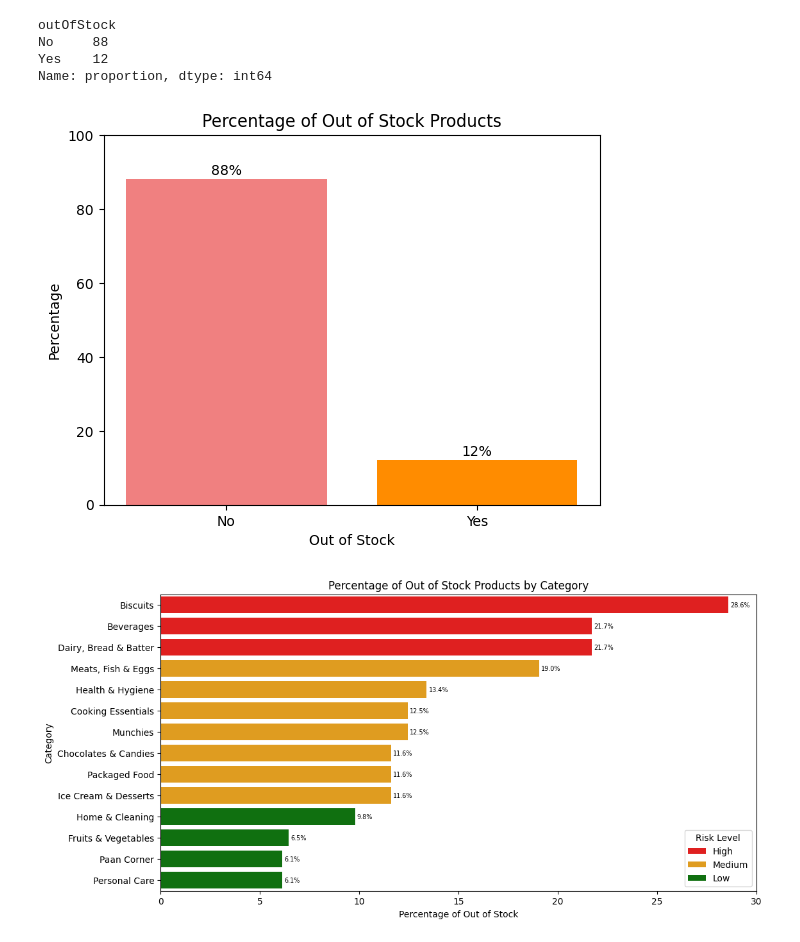
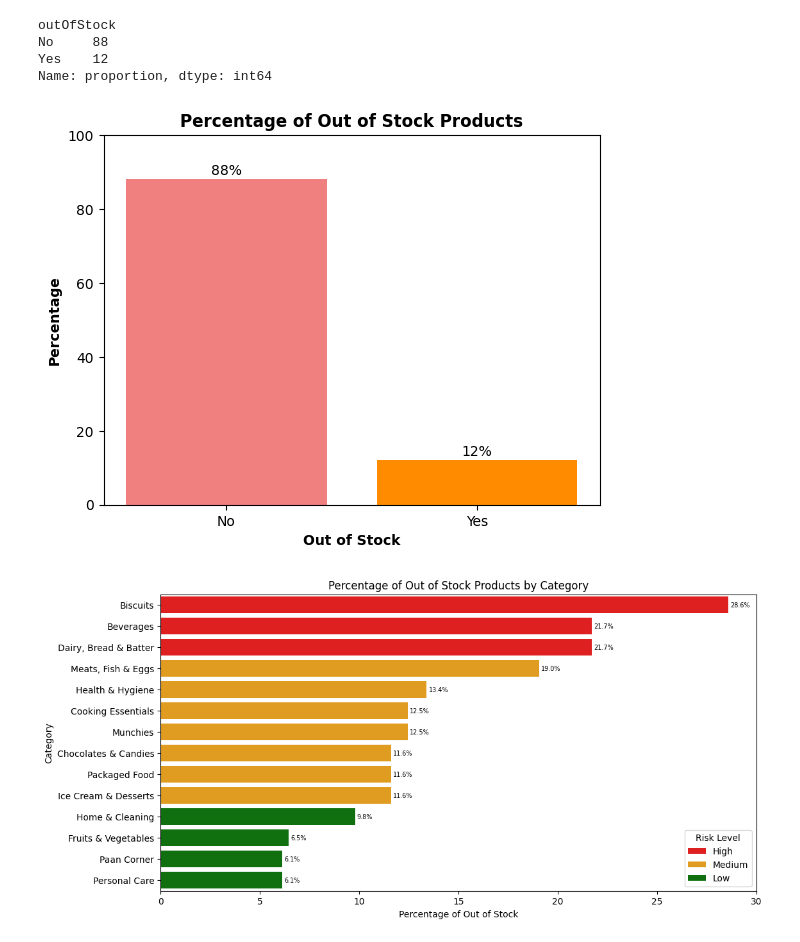
Before and after one commit to jha-kuldeep/Zepto-Inventory-Analysis, a Jupyter notebook: Zepto_Inventory_Analysis_Notebook.ipynb, the cells around one changed output. Saved outputs shown, nothing was run; the diff lists cells and outputs as text; code cells hidden in the pictures.

```diff
--- a/Zepto_Inventory_Analysis_Notebook.ipynb
+++ b/Zepto_Inventory_Analysis_Notebook.ipynb
@@ -136,14 +136,14 @@ Name: proportion, dtype: int64
 # %%
 plt.bar(x=out_of_stock_percent.index, height=out_of_stock_percent.values, color=['lightcoral', 'darkorange'])
 for i, v in enumerate(out_of_stock_percent):
     plt.text(i, v+0.5, s=f'{v}%', ha='center', va='bottom')
-plt.title('Percentage of Out of Stock Products')
-plt.xlabel('Out of Stock')
-plt.ylabel('Percentage')
+plt.title('Percentage of Out of Stock Products', fontweight='bold')
+plt.xlabel('Out of Stock', fontweight='bold')
+plt.ylabel('Percentage', fontweight='bold')
 plt.ylim(0, 100)
 plt.show()
 # %% [output]
-[figure, old version]
+[figure, new version]
 # %%
 category_wise_out_of_stock = df.groupby('Category')['outOfStock'].value_counts(normalize=True).unstack().fillna(0)*100
 category_wise_out_of_stock = category_wise_out_of_stock.rename(columns={'No':'In Stock', 'Yes':'Out of Stock'})
```
Also changed, not shown: parts of 4 cells of this notebook.
